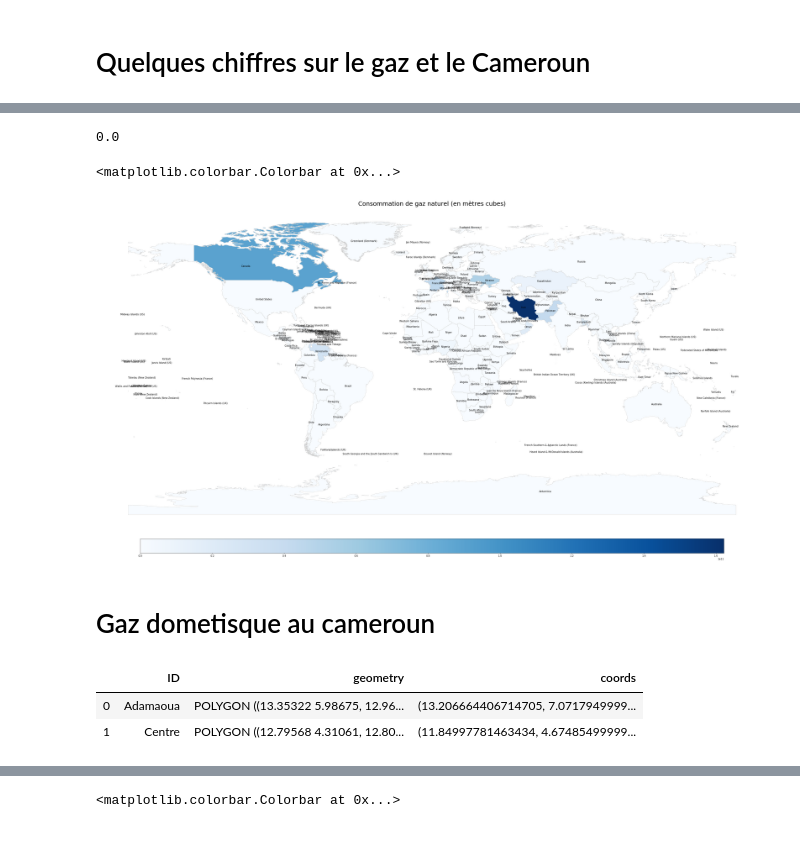
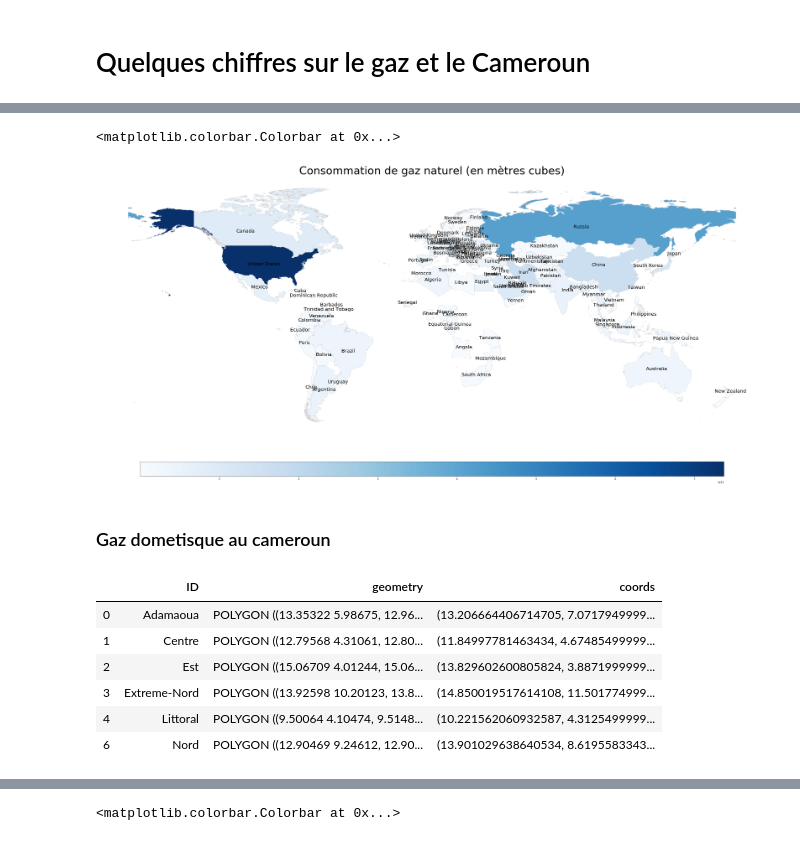
Before and after one commit to SAAHMATHWORKS/Consommatio_gaz_au-Cameroun, a Jupyter notebook: CamGaz.ipynb, the cells around one changed output, grey strips where cells are left out. Cells and saved outputs as stored; diff of their text form; code cells hidden in the pictures.

```diff
--- a/CamGaz.ipynb
+++ b/CamGaz.ipynb
@@ -30,3 +52,14 @@ df.head(3)
+# %%
+import country_converter as coco
+cc = coco.CountryConverter()
+
+df = df[~df['Pays_EN'].isin(['European Union'])]
+
+some_names = df.Pays_EN.values.tolist()
+
+df['name_short'] = cc.convert(names = some_names, to = 'name_short')
+
+#df.name_short.values.tolist()
 # %%
 shapefile = "./World_Countries"
 world = gpd.read_file(shapefile)
@@ -33,5 +68,5 @@ world = gpd.read_file(shapefile)
 # %%
-m = world.merge(df, how= 'left', left_on="COUNTRY", right_on="Pays")
-m.fillna(value = {'Consommation de gaz naturel (en mètres cubes)':0}, inplace=True)
+m = world.merge(df, how= 'left', left_on="COUNTRY", right_on='name_short')
+m.dropna(axis = 0, how ='any', inplace = True)
+#m.fillna(value = {'Consommation de gaz naturel (en mètres cubes)':0}, inplace=True)
 m.drop('Pays', axis = 1, inplace = True)
-m.head()
@@ -45,36 +73,32 @@ m.head()
-# %%
-m['Consommation de gaz naturel (en mètres cubes)'].min()
-# %% [output]
-0.0
 # %%
 import matplotlib.pyplot as plt
 # create figure and axes for Matplotlib
 fig, ax = plt.subplots(1, figsize=(50, 70))
 # create map
 m.plot(column = 'Consommation de gaz naturel (en mètres cubes)', cmap='Blues', linewidth=0.8, ax=ax, edgecolor='0.8')
 # remove the axis
 ax.axis('off')
 vmin=m['Consommation de gaz naturel (en mètres cubes)'].min()
 vmax=m['Consommation de gaz naturel (en mètres cubes)'].max()
 # add a title
-ax.set_title('Consommation de gaz naturel (en mètres cubes)', fontdict={'fontsize': '25', 'fontweight' : '3'})
+ax.set_title('Consommation de gaz naturel (en mètres cubes)', fontdict={'fontsize': '45', 'fontweight' : '6'})
 m['coords'] = m['geometry'].apply(lambda x: x.representative_point().coords[:])
 m['coords'] = [coords[0] for coords in m['coords']]
 # Add Labels
 for idx, row in m.iterrows():
-    ax.annotate(s=row['COUNTRY'], xy=row['coords'], horizontalalignment = 'center')
+    ax.annotate(s=row['name_short'], xy=row['coords'], horizontalalignment = 'center', size = 20)
 #fig.colorbar(sm, orientation="horizontal", fraction=0.036, pad=0.1, aspect = 30)
 # Create colorbar legend
 sm = plt.cm.ScalarMappable(cmap='Blues', norm=plt.Normalize(vmin=vmin, vmax=vmax))
 # empty array for the data range
 sm.set_array([]) # or alternatively sm._A = [].
 # add the colorbar to the figure
-fig.colorbar(sm, orientation="horizontal", fraction=0.016, pad=0.01, aspect = 40)
+fig.colorbar(sm, orientation="horizontal", fraction=0.016, pad=0.03, aspect = 40)
 # create an annotation for the data source
 #ax.annotate('SOURCE: CIA World Factbook', xy=(0.08, .08),  xycoords='figure fraction',horizontalalignment='left', verticalalignment='top', fontsize=12, color='#555555')
 # %% [output]
 <matplotlib.colorbar.Colorbar at 0x...>
-[figure, old version]
+[figure, new version]
 # %% [markdown]
-# Gaz dometisque au cameroun
+### Gaz dometisque au cameroun
 # %%
@@ -85,11 +110,15 @@ cmr = cmr[['ID', 'geometry']]
 cmr['coords'] = cmr['geometry'].apply(lambda x: x.representative_point().coords[:])
 cmr['coords'] = [coords[0] for coords in cmr['coords']]
 cmr.drop([5,11], axis = 0, inplace = True)
-cmr.head(2)
+cmr.head(6)
 # %% [output]
 |  | ID | geometry | coords |
 | 0 | Adamaoua | POLYGON ((13.35322 5.98675, 12.96... | (13.206664406714705, 7.0717949999... |
 | 1 | Centre | POLYGON ((12.79568 4.31061, 12.80... | (11.84997781463434, 4.67485499999... |
+| 2 | Est | POLYGON ((15.06709 4.01244, 15.06... | (13.829602600805824, 3.8871999999... |
+| 3 | Extreme-Nord | POLYGON ((13.92598 10.20123, 13.8... | (14.850019517614108, 11.501774999... |
+| 4 | Littoral | POLYGON ((9.50064 4.10474, 9.5148... | (10.221562060932587, 4.3125499999... |
+| 6 | Nord | POLYGON ((12.90469 9.24612, 12.90... | (13.901029638640534, 8.6195583343... |
 # %%
 dep = pd.read_csv('depense_gaz.csv', header = None)
 dep.columns = ['Regions', 'Depense_annuelle_gaz']
```
Also changed, not shown: parts of 13 cells of this notebook.
